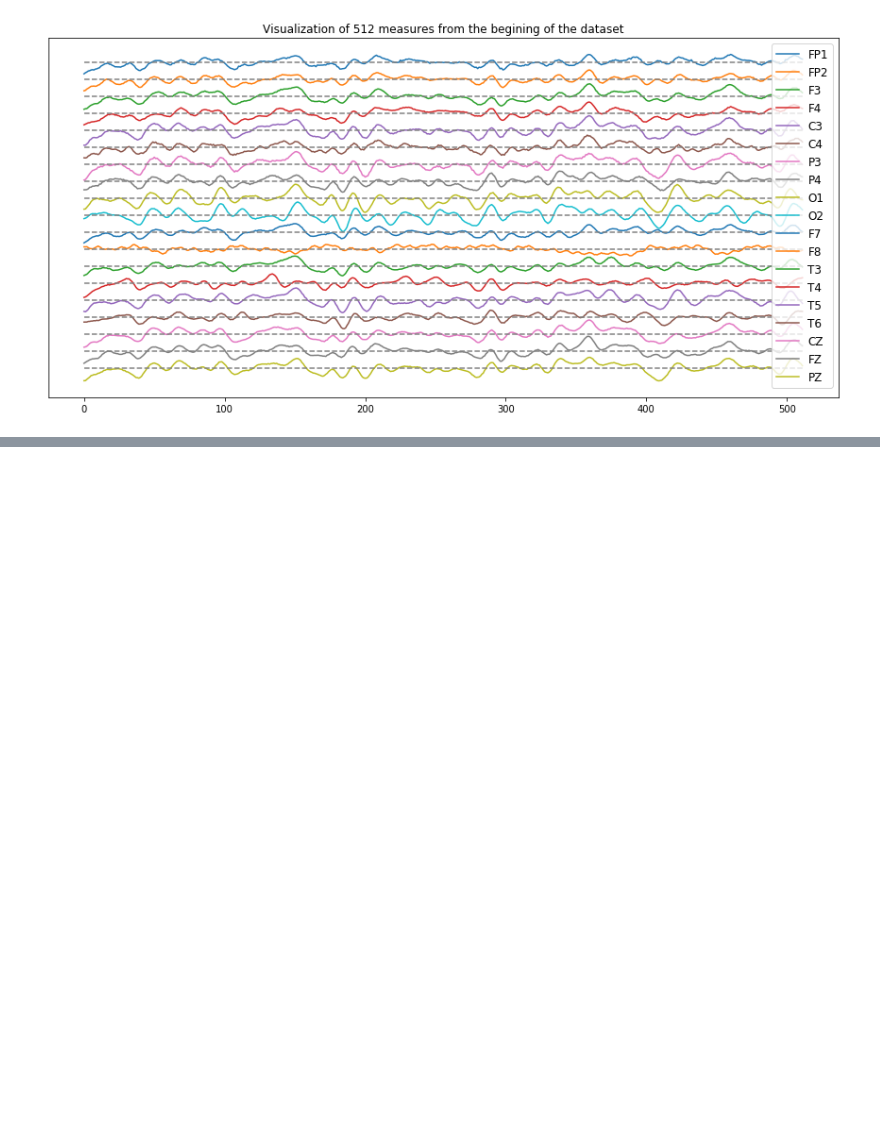
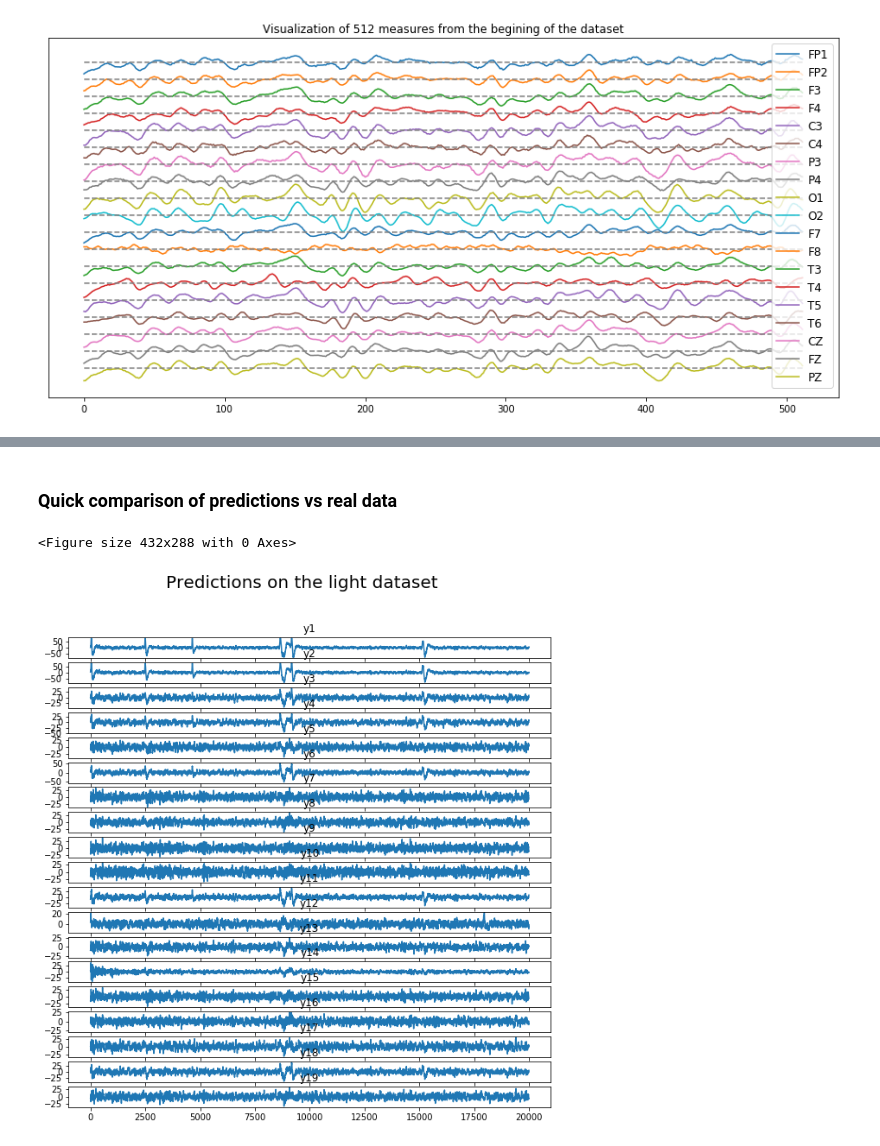
Before and after one commit to A-EL-YAAGOUBI/EEG-Data-Analysis, a Jupyter notebook: EDTS-Project.ipynb, the cells around one changed output, grey strips where cells are left out. Cells and saved outputs as stored; diff of their text form; code cells hidden in the pictures; blank space fills up the shorter version.

Commit message:
fitting basic VAR model on eeg data

```diff
--- a/EDTS-Project.ipynb
+++ b/EDTS-Project.ipynb
@@ -57,0 +60,4 @@ plt.show()
+# %%
+model = VAR(X_light)
+# %%
+results = model.fit(3)
@@ -57,0 +85,10 @@ plt.show()
+# %% [markdown]
+### Quick comparison of predictions vs real data
+# %%
+plt.figure()
+results.plot()
+plt.suptitle('Predictions on the light dataset', fontsize=20)
+plt.show()
+# %% [output]
+<Figure size 432x288 with 0 Axes>
+[figure, added]
```
Also changed, not shown: parts of 3 cells of this notebook.
